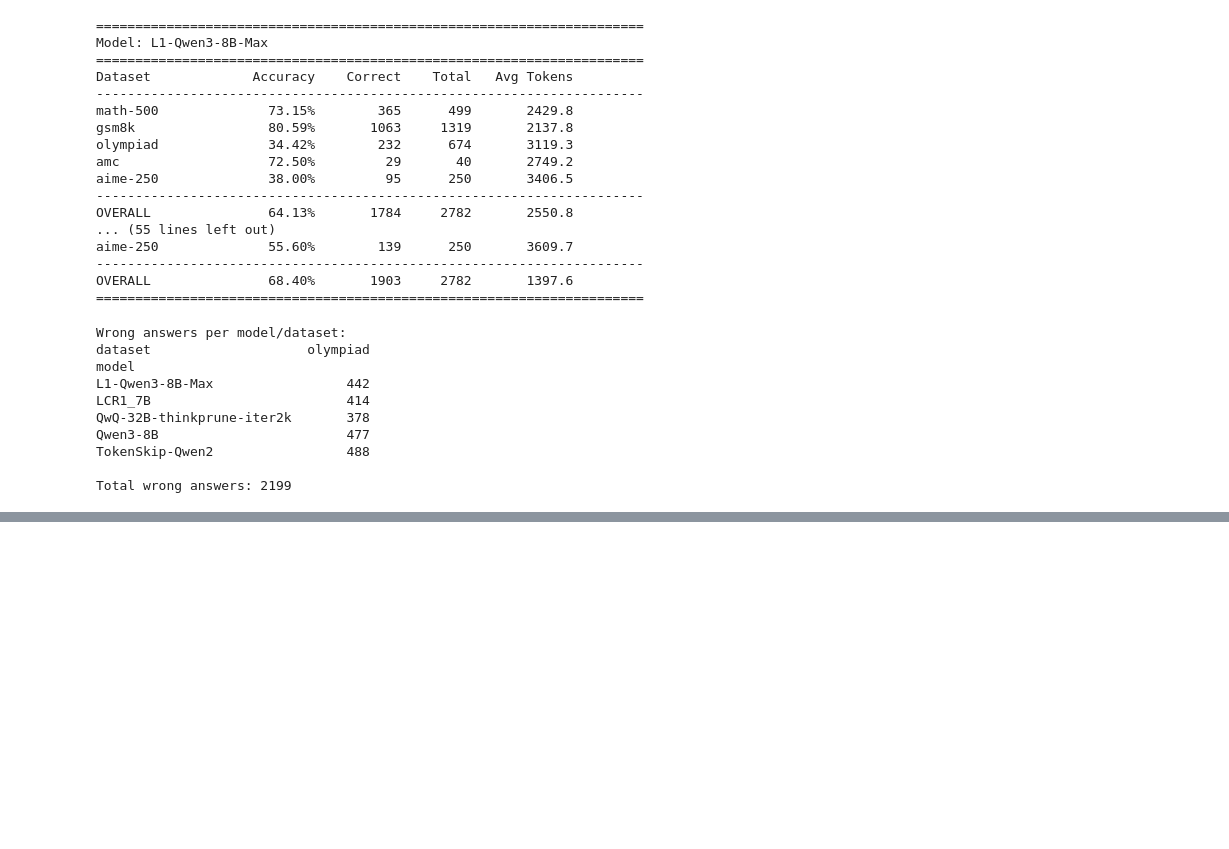
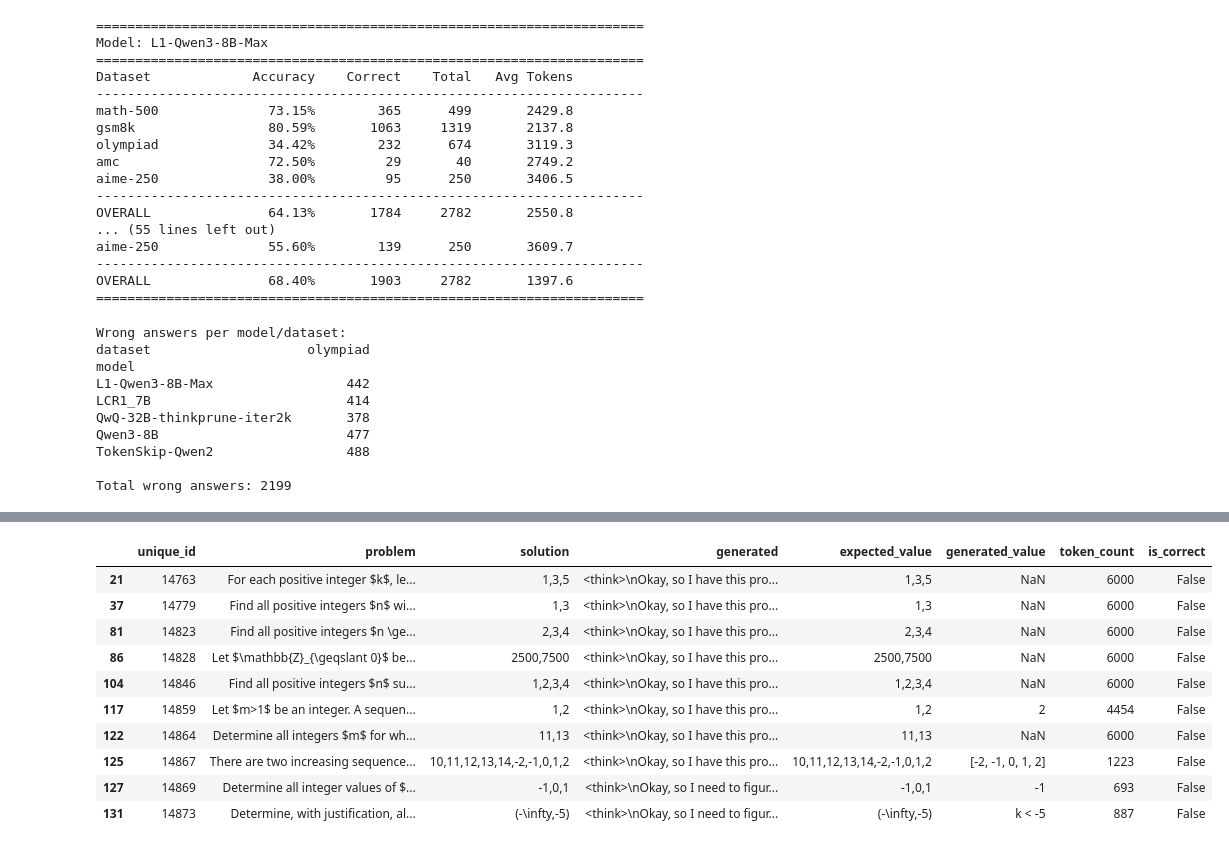
Before and after one commit to SebastianJitaru29/llm-think-too-much, a Jupyter notebook: evaluation/results_analysis.ipynb, the cells around one changed output, grey strips where cells are left out. Saved outputs shown, nothing was run; the diff lists cells and outputs as text; code cells hidden in the pictures; blank space fills up the shorter version.

Commit message:
wip: thinkprune

```diff
--- a/evaluation/results_analysis.ipynb
+++ b/evaluation/results_analysis.ipynb
@@ -130,4 +130,7 @@ TokenSkip-Qwen2                 488
 
 Total wrong answers: 2199
 # %%
-from eval_pipeline import extract_boxed
+from pathlib import Path
+import pandas as pd
+from eval_pipeline import is_equiv
+df_olympiad_lcr1 = pd.read_parquet(Path().resolve().parent / "experiments" / "LCR1_7B"/ "olympiad_results.parquet")
@@ -135,0 +137,29 @@ ModuleNotFoundError: No module named 'vllm'
+# %%
+import re
+def extract_boxed(s) -> str | None:
+    print(s)
+    if not s:
+        return None
+    # MATH & AIME
+    matches = re.findall(r"(?<=boxed)\{([^}]*)\}", s)
+    if matches:
+        return ", ".join(m.strip() for m in matches)
+    # GSM8K
+    matches = re.findall(r"(?m)^[ \t]*####[ \t]*([^\n\r#]+?)[ \t]*$", s)
+    if matches:
+        return ", ".join(m.strip() for m in matches)
+    # Olympiad
+    matches = re.findall(r"\$([^$]*)\$", s)
+    if matches:
+        return ", ".join(m.strip() for m in matches)
+    # AMC
+    matches = re.findall(r"(?m)^[ \t]*([+-]?\d+(?:\.\d+)?)[ \t]*$", s)
+    if matches:
+        return ", ".join(m.strip() for m in matches)
+    return s
+# %%
+null_samples = df_olympiad_lcr1[df_olympiad_lcr1["expected_value"].isnull()]
+# %%
+null_samples['expected_value'] = null_samples['solution'].apply(extract_boxed)
+null_samples['generated_value'] = null_samples['generated_value'].apply(extract_boxed)
+null_samples['is_correct'] = is_equiv(null_samples["expected_value"], null_samples["generated_value"])
@@ -135,0 +185,14 @@ ModuleNotFoundError: No module named 'vllm'
+# %%
+null_samples.head(10)
+# %% [output]
+|  | unique_id | problem | solution | generated | expected_value | generated_value | token_count | is_correct |
+| 21 | 14763 | For each positive integer $k$, le... | 1,3,5 | <think>\nOkay, so I have this pro... | 1,3,5 | NaN | 6000 | False |
+| 37 | 14779 | Find all positive integers $n$ wi... | 1,3 | <think>\nOkay, so I have this pro... | 1,3 | NaN | 6000 | False |
+| 81 | 14823 | Find all positive integers $n \ge... | 2,3,4 | <think>\nOkay, so I have this pro... | 2,3,4 | NaN | 6000 | False |
+| 86 | 14828 | Let $\mathbb{Z}_{\geqslant 0}$ be... | 2500,7500 | <think>\nOkay, so I have this pro... | 2500,7500 | NaN | 6000 | False |
+| 104 | 14846 | Find all positive integers $n$ su... | 1,2,3,4 | <think>\nOkay, so I have this pro... | 1,2,3,4 | NaN | 6000 | False |
+| 117 | 14859 | Let $m>1$ be an integer. A sequen... | 1,2 | <think>\nOkay, so I have this pro... | 1,2 | 2 | 4454 | False |
+| 122 | 14864 | Determine all integers $m$ for wh... | 11,13 | <think>\nOkay, so I have this pro... | 11,13 | NaN | 6000 | False |
+| 125 | 14867 | There are two increasing sequence... | 10,11,12,13,14,-2,-1,0,1,2 | <think>\nOkay, so I have this pro... | 10,11,12,13,14,-2,-1,0,1,2 | [-2, -1, 0, 1, 2] | 1223 | False |
+| 127 | 14869 | Determine all integer values of $... | -1,0,1 | <think>\nOkay, so I need to figur... | -1,0,1 | -1 | 693 | False |
+| 131 | 14873 | Determine, with justification, al... | (-\infty,-5) | <think>\nOkay, so I need to figur... | (-\infty,-5) | k < -5 | 887 | False |
```
Also changed, not shown: parts of 3 cells of this notebook, 3 other files.
